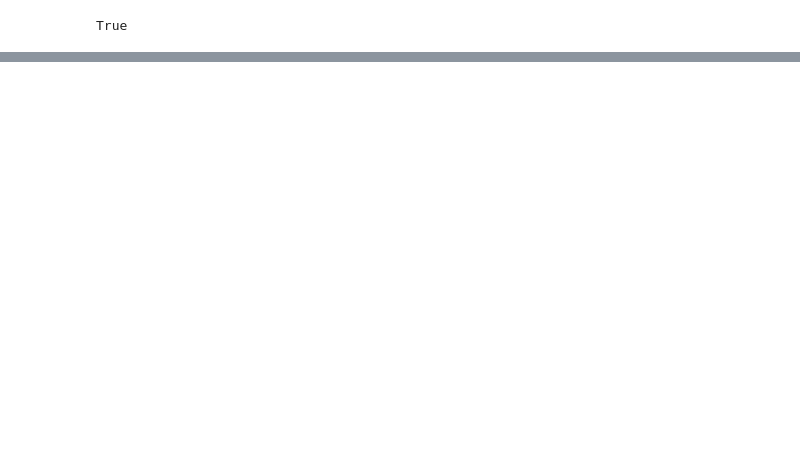
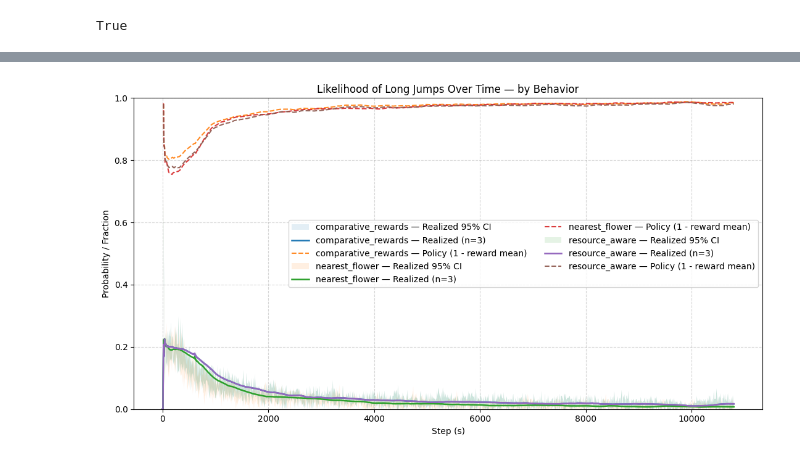
Before and after one commit to PestyVesty/beeSimulation, a Jupyter notebook: Part 3/data_analysis.ipynb, the cells around one changed output, grey strips where cells are left out. Saved outputs shown, nothing was run; the diff lists cells and outputs as text; code cells hidden in the pictures; blank space fills up the shorter version.

```diff
--- a/Part 3/data_analysis.ipynb
+++ b/Part 3/data_analysis.ipynb
@@ -211,5 +203,5 @@ HTML(anim.to_jshtml())
 # %%
-# Saving the animation to HTML file
-with open(f"bee_visitation_animation_rr_{replenish_rate}.html", "w") as f:
-    f.write(anim.to_jshtml())
+# # Saving the animation to HTML file
+# with open(f"visitation_animation_{behavior}_rr_{replenish_rate}.html", "w") as f:
+#     f.write(anim.to_jshtml())
 # %%
@@ -220,0 +215,11 @@ True
+# %%
+import pandas as pd
+import numpy as np
+import matplotlib.pyplot as plt
+
+behaviors = ["comparative_rewards", "resource_aware", "nearest_flower"]
+dfs_by_behavior = {}
+for b in behaviors:
+    fn = f"batch_results_{b}.pkl"
+    sim_runs = pd.read_pickle(fn)
+    dfs_by_behavior[b] = pd.DataFrame(sim_runs)
@@ -220,0 +560,4 @@ True
+# %%
+plot_long_jump_likelihood_by_behavior(dfs_by_behavior, smooth_window=60)
+# %% [output]
+[figure, added]
```
Also changed, not shown: parts of 15 cells of this notebook, 9 other files.
